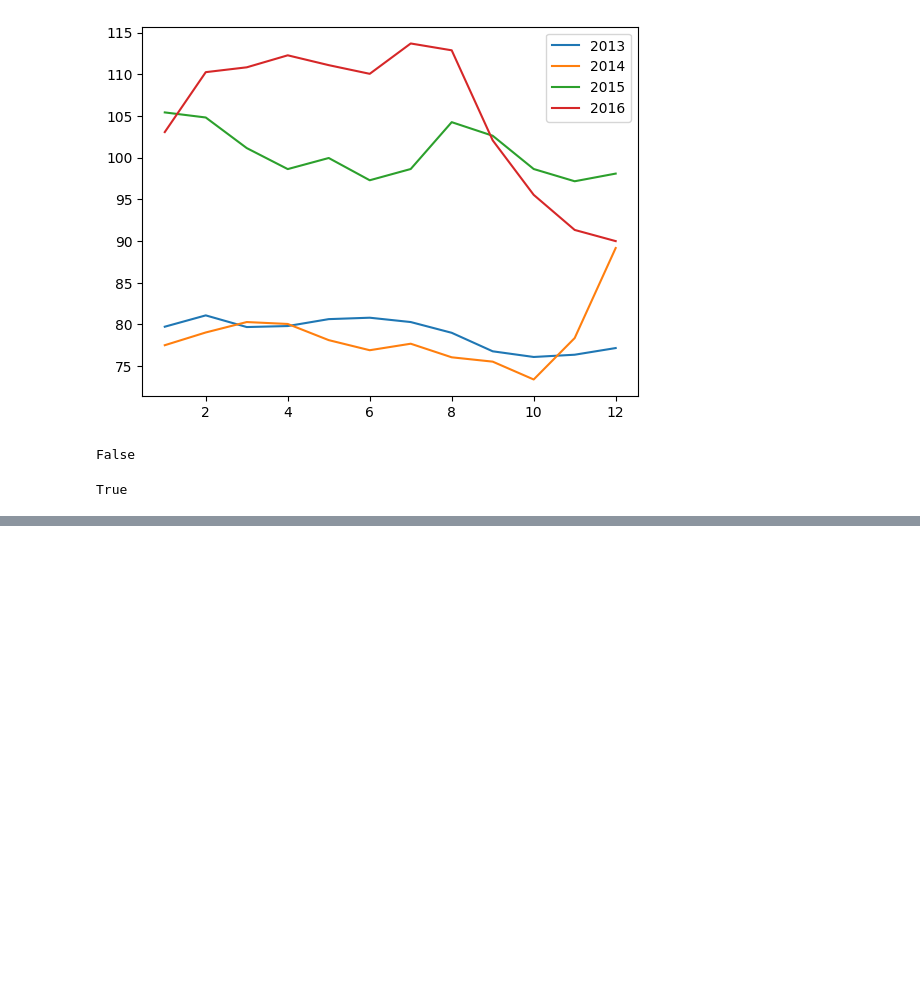
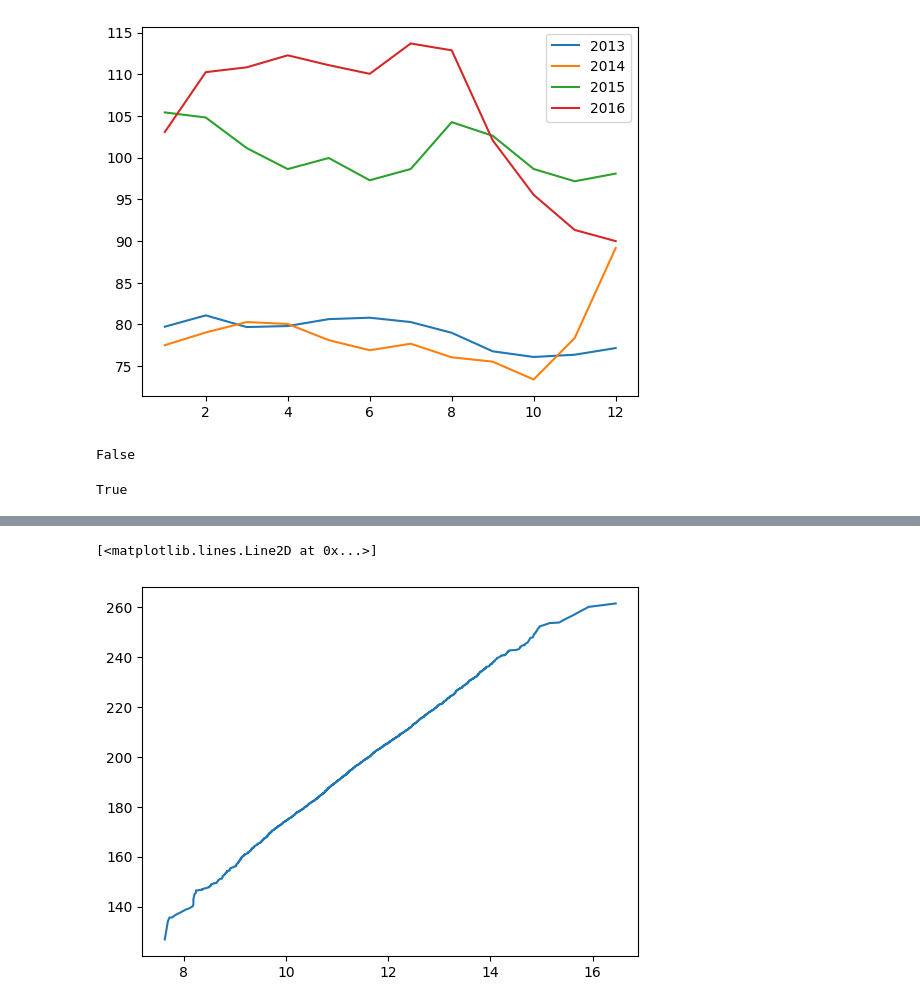
Before and after one commit to dscamacho333/Data_Science_Course, a Jupyter notebook: Numpy.ipynb, the cells around one changed output, grey strips where cells are left out. Drawn from its saved outputs; the diff is of its cells as text; code cells hidden in the pictures; blank space fills up the shorter version.

```diff
--- a/Numpy.ipynb
+++ b/Numpy.ipynb
@@ -357,0 +551,8 @@ True
+# %%
+plt.plot(
+    grapefruit_diameter_column_data,
+    grapefruit_weight_column_data
+)
+# %% [output]
+[<matplotlib.lines.Line2D at 0x...>]
+[figure, added]
```
Also changed, not shown: parts of 30 cells of this notebook.
